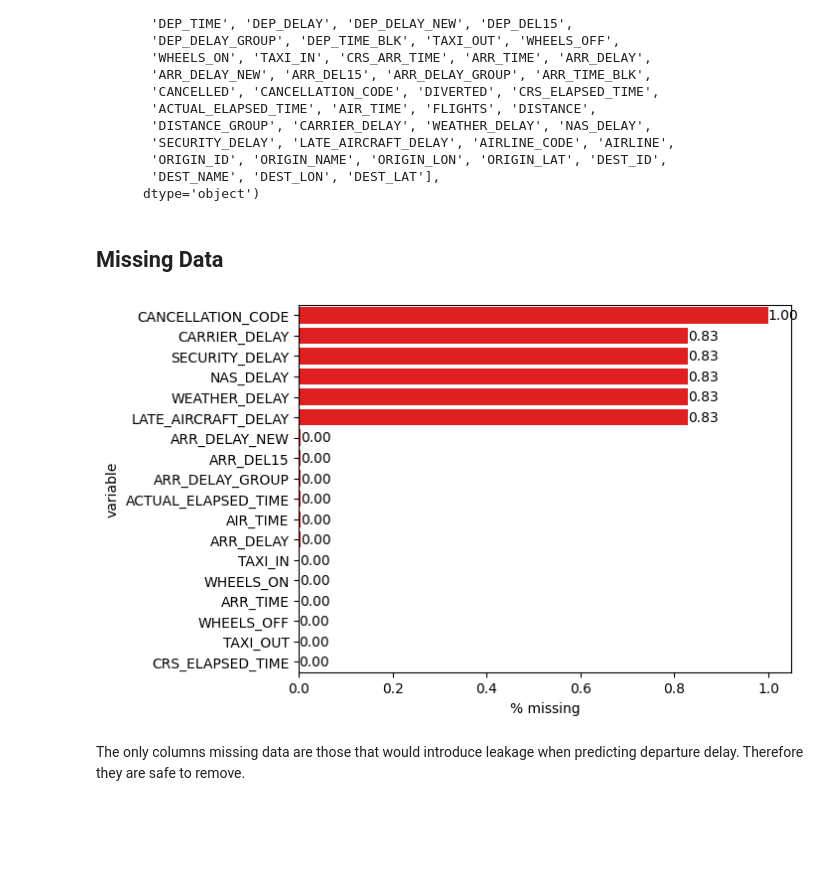
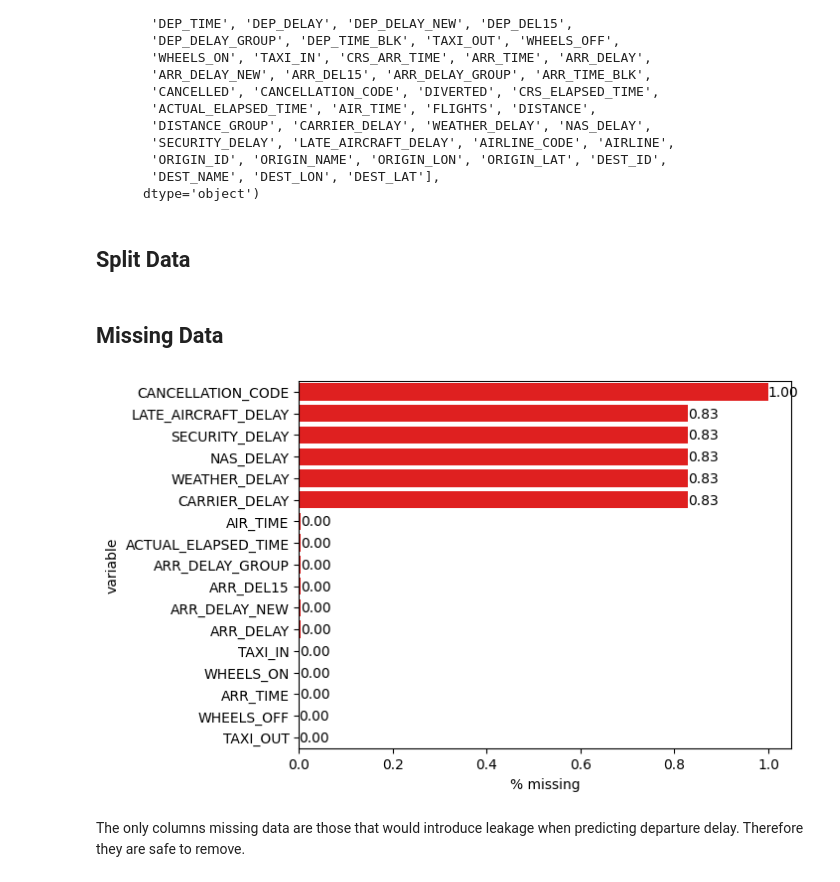
Before and after one commit to andrewabeles/flight-delays, a Jupyter notebook: notebooks/1.0-andrewabeles-initial-data-exploration.ipynb, the cells around one changed output. Drawn from its saved outputs; the diff is of its cells as text; code cells hidden in the pictures; blank space fills up the shorter version.

Commit message:
Split data

```diff
--- a/notebooks/1.0-andrewabeles-initial-data-exploration.ipynb
+++ b/notebooks/1.0-andrewabeles-initial-data-exploration.ipynb
@@ -32,12 +37,17 @@ Index(['YEAR', 'QUARTER', 'MONTH', 'DAY_OF_MONTH', 'DAY_OF_WEEK', 'FL_DATE',
        'ORIGIN_ID', 'ORIGIN_NAME', 'ORIGIN_LON', 'ORIGIN_LAT', 'DEST_ID',
        'DEST_NAME', 'DEST_LON', 'DEST_LAT'],
       dtype='object')
+# %% [markdown]
+## Split Data
+# %%
+train, test = train_test_split(flights, test_size=0.3, shuffle=True, random_state=1)
+val, test = train_test_split(test, test_size=0.5, shuffle=True, random_state=1)
 # %% [markdown]
 ## Missing Data
 # %%
-plot_na_by_col(flights)
+plot_na_by_col(train)
 # %% [output]
-[figure, old version]
+[figure, new version]
 # %% [markdown]
 The only columns missing data are those that would introduce leakage when predicting departure delay. Therefore they are safe to remove.
 # %%
```
Also changed, not shown: parts of 3 cells of this notebook.
